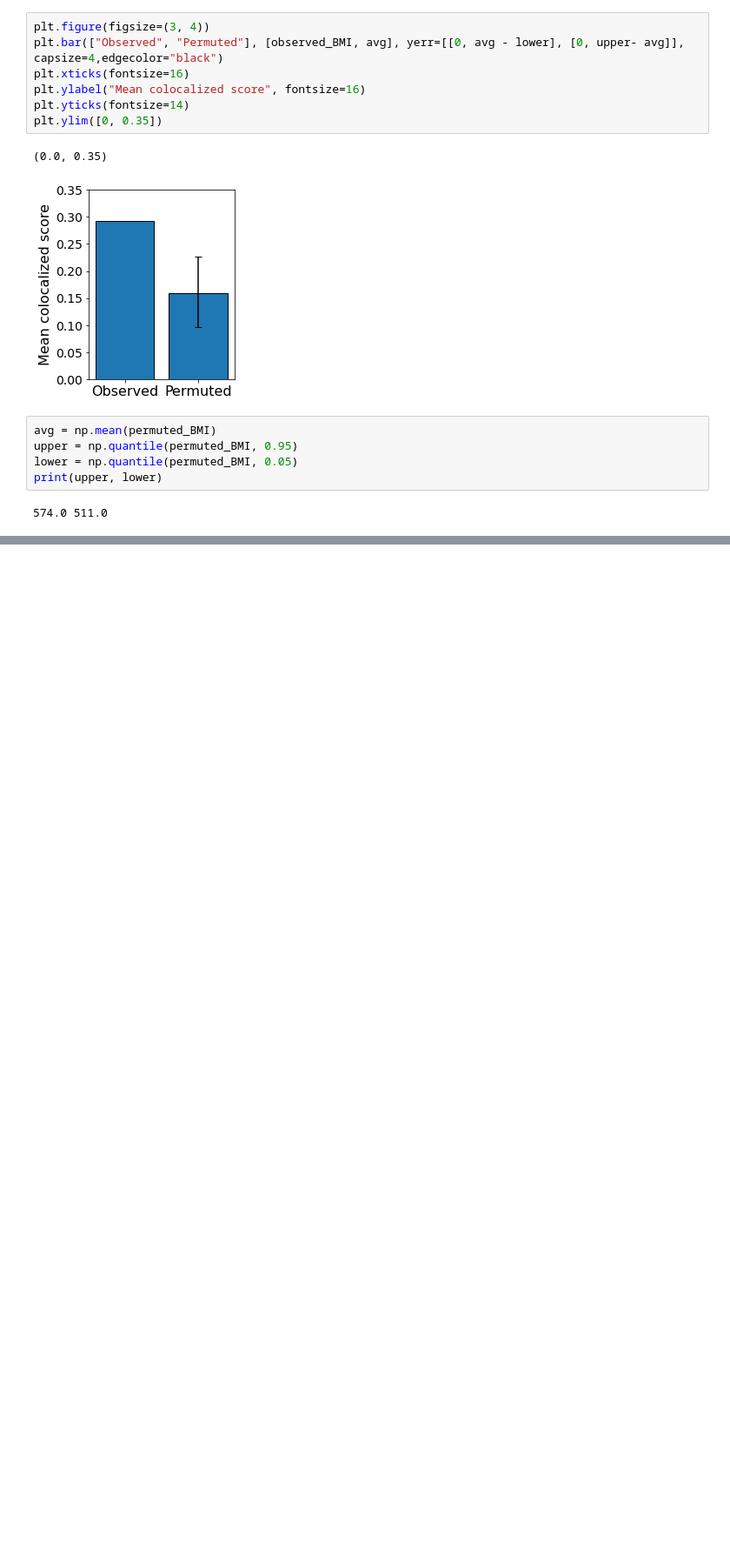
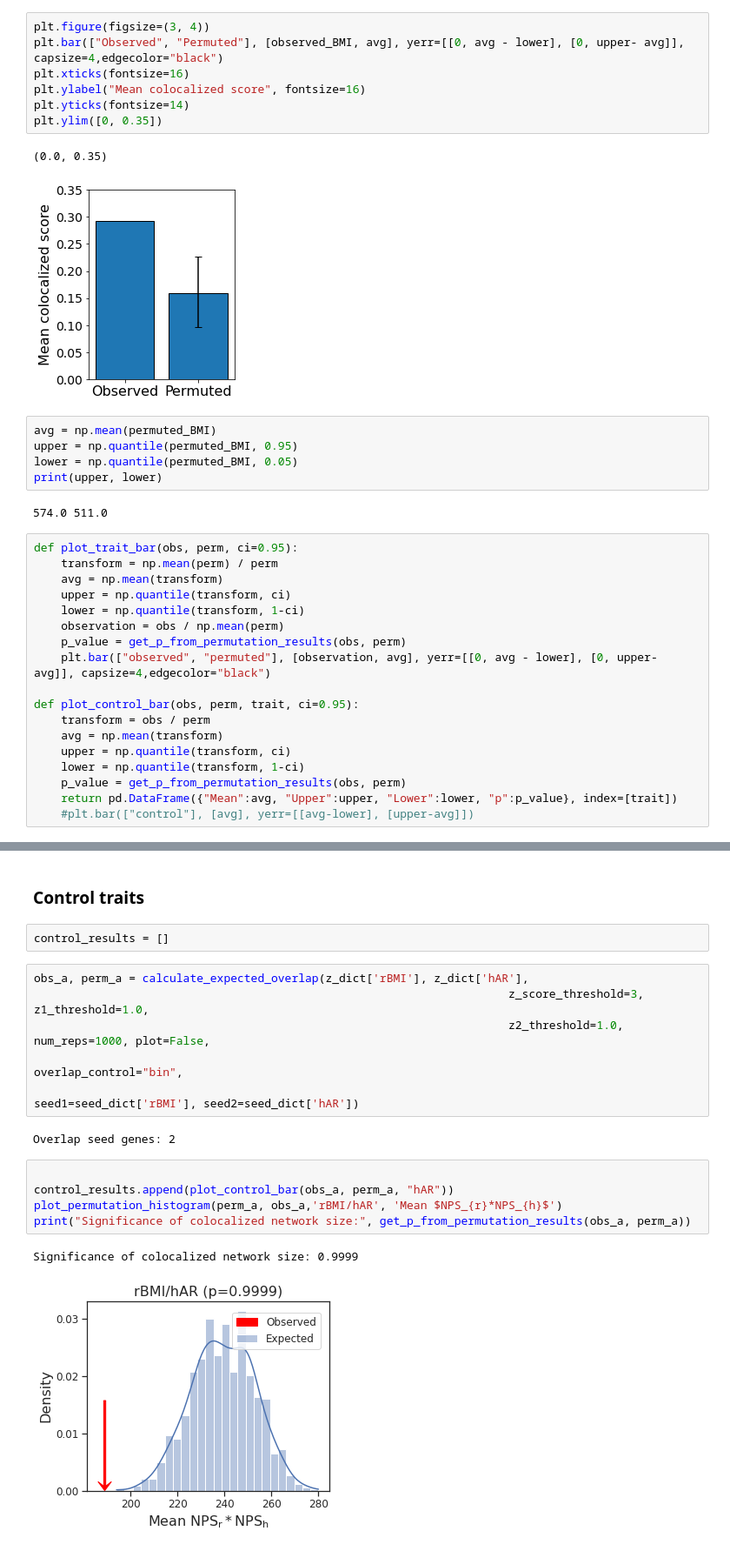
Before and after one commit to sarah-n-wright/CrossSpeciesBMI, a Jupyter notebook: Main Rat_Human.ipynb, the cells around one changed output, grey strips where cells are left out. Shown at 87% size. Cells and saved outputs as stored; diff of their text form; blank space fills up the shorter version.

```diff
--- a/Main Rat_Human.ipynb
+++ b/Main Rat_Human.ipynb
@@ -1452,6 +1499,24 @@ lower = np.quantile(permuted_BMI, 0.05)
 print(upper, lower)
 # %% [output]
 574.0 511.0
+# %%
+def plot_trait_bar(obs, perm, ci=0.95):
+    transform = np.mean(perm) / perm
+    avg = np.mean(transform)
+    upper = np.quantile(transform, ci)
+    lower = np.quantile(transform, 1-ci)
+    observation = obs / np.mean(perm)
+    p_value = get_p_from_permutation_results(obs, perm)
+    plt.bar(["observed", "permuted"], [observation, avg], yerr=[[0, avg - lower], [0, upper- avg]], capsize=4,edgecolor="black")
+
+def plot_control_bar(obs, perm, trait, ci=0.95):
+    transform = obs / perm
+    avg = np.mean(transform)
+    upper = np.quantile(transform, ci)
+    lower = np.quantile(transform, 1-ci)
+    p_value = get_p_from_permutation_results(obs, perm)
+    return pd.DataFrame({"Mean":avg, "Upper":upper, "Lower":lower, "p":p_value}, index=[trait])
+    #plt.bar(["control"], [avg], yerr=[[avg-lower], [upper-avg]])
 # %%
 plt.figure(figsize=(3, 4))
 plt.bar(["Observed", "Permuted"], [observed_BMI, avg], yerr=[[0, avg - lower], [0, upper- avg]], capsize=4,edgecolor="black")
@@ -1465,0 +1528,20 @@ Text(0, 0.5, 'Size of colocalized network')
+# %% [markdown]
+### Control traits
+# %%
+control_results = []
+# %%
+obs_a, perm_a = calculate_expected_overlap(z_dict['rBMI'], z_dict['hAR'],
+                                                                      z_score_threshold=3, z1_threshold=1.0,
+                                                                      z2_threshold=1.0, num_reps=1000, plot=False,
+                                                                              overlap_control="bin",
+                                                                              seed1=seed_dict['rBMI'], seed2=seed_dict['hAR'])
+# %% [output]
+Overlap seed genes: 2
+# %%
+
+control_results.append(plot_control_bar(obs_a, perm_a, "hAR"))
+plot_permutation_histogram(perm_a, obs_a,'rBMI/hAR', 'Mean $NPS_{r}*NPS_{h}$')
+print("Significance of colocalized network size:", get_p_from_permutation_results(obs_a, perm_a))
+# %% [output]
+Significance of colocalized network size: 0.9999
+[figure, added]
```
Also changed, not shown: parts of 49 cells of this notebook.
